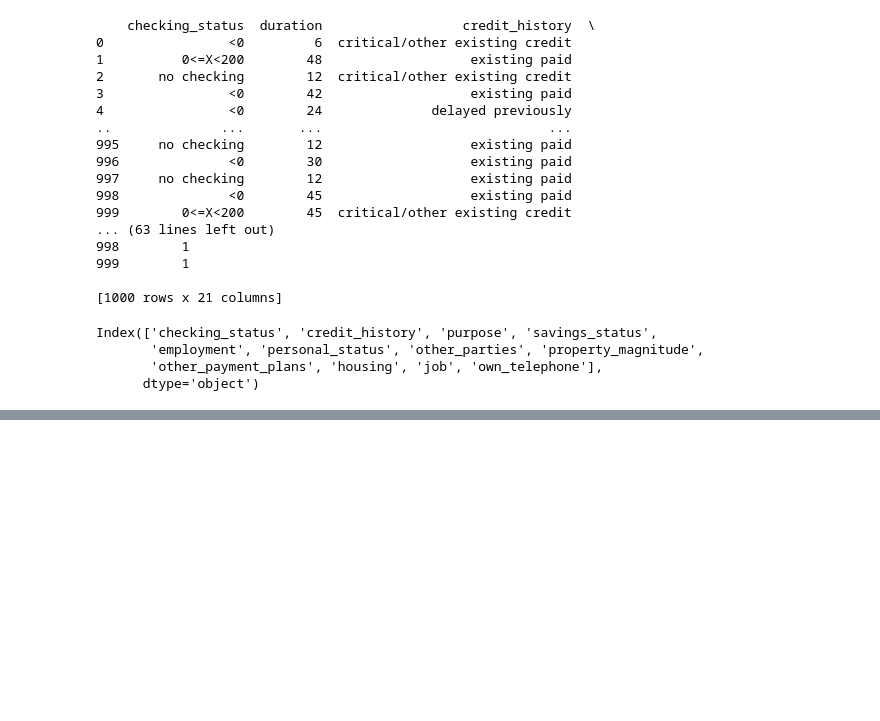
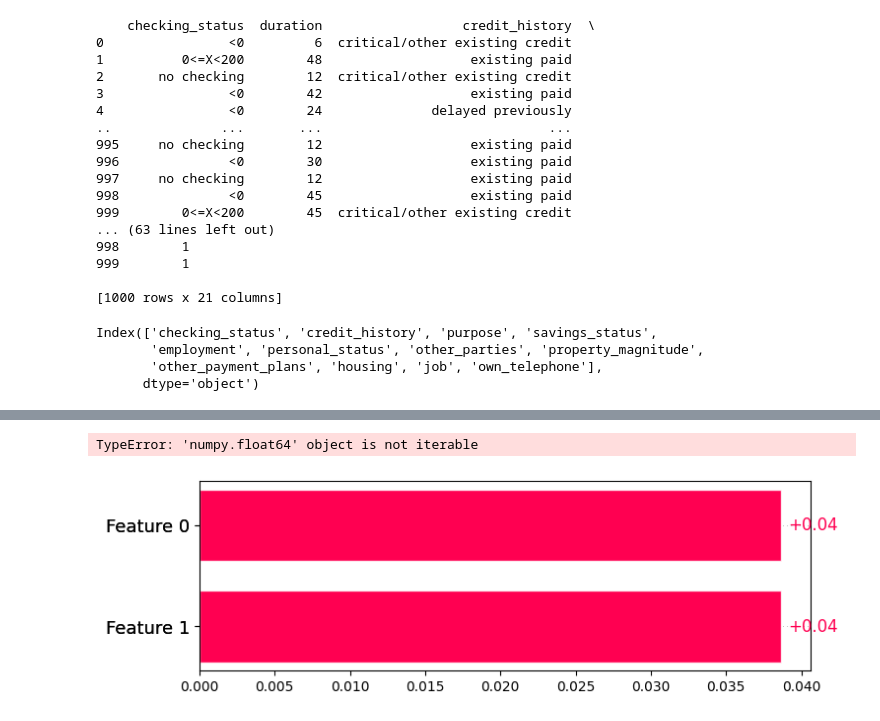
Before and after one commit to diogopontes77/getting-started-exercises, a Jupyter notebook: AIProject/test.ipynb, the cells around one changed output, grey strips where cells are left out. Drawn from its saved outputs; the diff is of its cells as text; code cells hidden in the pictures; blank space fills up the shorter version.

```diff
--- a/AIProject/test.ipynb
+++ b/AIProject/test.ipynb
@@ -234,10 +216,11 @@ Best Profit Score: -8466.666666666666
 # %%
 import shap
-explainer = shap.Explainer(model)
-shap_values = explainer(X_test)
-shap.initjs()
-
-shap.summary_plot(shap_values, X_test, plot_type="bar")
+explainer = shap.Explainer(rf_classifier)
+shap_values = explainer(X_test_processed)
+#shap.initjs()
+# %% [output]
+TypeError: 'numpy.float64' object is not iterable
+[figure, added]
 # %%
 from sklearn.model_selection import RandomizedSearchCV
 
```
Also changed, not shown: parts of 2 cells of this notebook, 8 other files.
